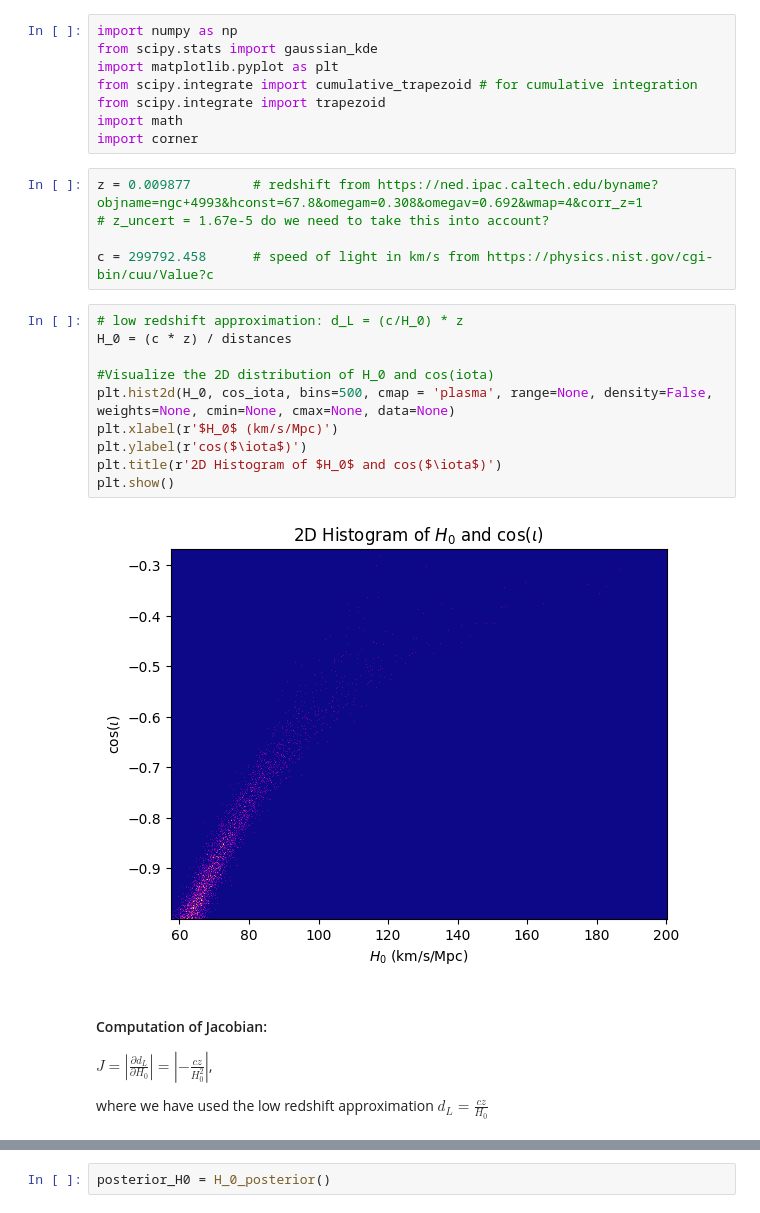
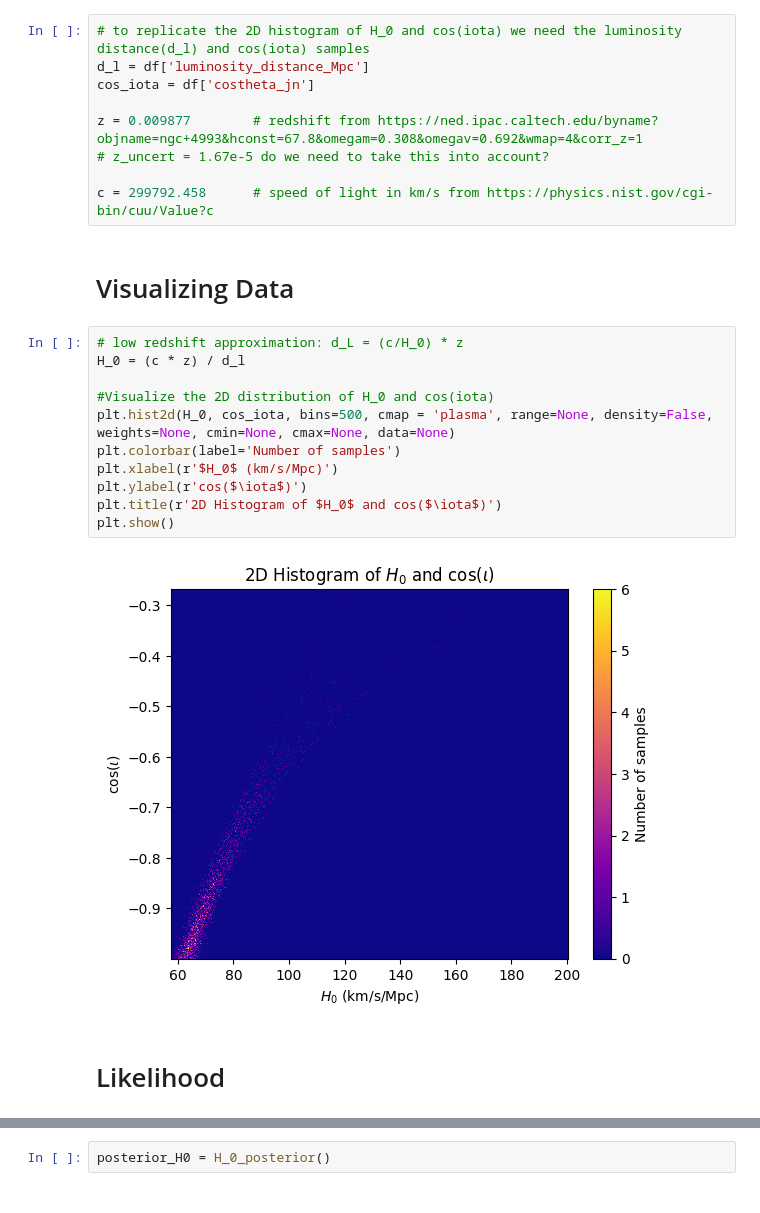
Before and after one commit to mjpineda-rug/GW1_H0_Sirens, a Jupyter notebook: GW_code.ipynb, the cells around one changed output, grey strips where cells are left out. Cells and saved outputs as stored; diff of their text form.

```diff
--- a/GW_code.ipynb
+++ b/GW_code.ipynb
@@ -36,35 +41,31 @@ Index(['costheta_jn', 'luminosity_distance_Mpc', 'right_ascension',
 2  0.215738  0.099924  0.136563  0.429723
 3  0.594491  0.078411  0.088646 -0.385641
 4  0.210956  0.518581  0.891070 -0.349811
-# %%
-import numpy as np
-from scipy.stats import gaussian_kde
-import matplotlib.pyplot as plt
-from scipy.integrate import cumulative_trapezoid # for cumulative integration
-from scipy.integrate import trapezoid
-import math
-import corner
-# %%
-z = 0.009877        # redshift from https://ned.ipac.caltech.edu/byname?objname=ngc+4993&hconst=67.8&omegam=0.308&omegav=0.692&wmap=4&corr_z=1
-# z_uncert = 1.67e-5 do we need to take this into account?
-
-c = 299792.458      # speed of light in km/s from https://physics.nist.gov/cgi-bin/cuu/Value?c
+# %%
+# to replicate the 2D histogram of H_0 and cos(iota) we need the luminosity distance(d_l) and cos(iota) samples
+d_l = df['luminosity_distance_Mpc']
+cos_iota = df['costheta_jn']
+
+z = 0.009877        # redshift from https://ned.ipac.caltech.edu/byname?objname=ngc+4993&hconst=67.8&omegam=0.308&omegav=0.692&wmap=4&corr_z=1
+# z_uncert = 1.67e-5 do we need to take this into account?
+
+c = 299792.458      # speed of light in km/s from https://physics.nist.gov/cgi-bin/cuu/Value?c
+# %% [markdown]
+# Visualizing Data
 # %%
 # low redshift approximation: d_L = (c/H_0) * z
-H_0 = (c * z) / distances
+H_0 = (c * z) / d_l
 
 #Visualize the 2D distribution of H_0 and cos(iota)
 plt.hist2d(H_0, cos_iota, bins=500, cmap = 'plasma', range=None, density=False, weights=None, cmin=None, cmax=None, data=None)
+plt.colorbar(label='Number of samples')
 plt.xlabel(r'$H_0$ (km/s/Mpc)')
 plt.ylabel(r'cos($\iota$)')
 plt.title(r'2D Histogram of $H_0$ and cos($\iota$)')
 plt.show()
 # %% [output]
-[figure, old version]
+[figure, new version]
-# %% [markdown]
-#### Computation of Jacobian:
-$J = |\frac{\partial d_L}{\partial H_0}| = |-\frac{cz}{H_0^2}|$,
-
-where we have used the low redshift approximation $d_L = \frac{cz}{H_0}$
+# %% [markdown]
+# Likelihood
 # %%
 # meshgrids used for evaluating the kde on a grid of points
```
Also changed, not shown: parts of 12 cells of this notebook.
